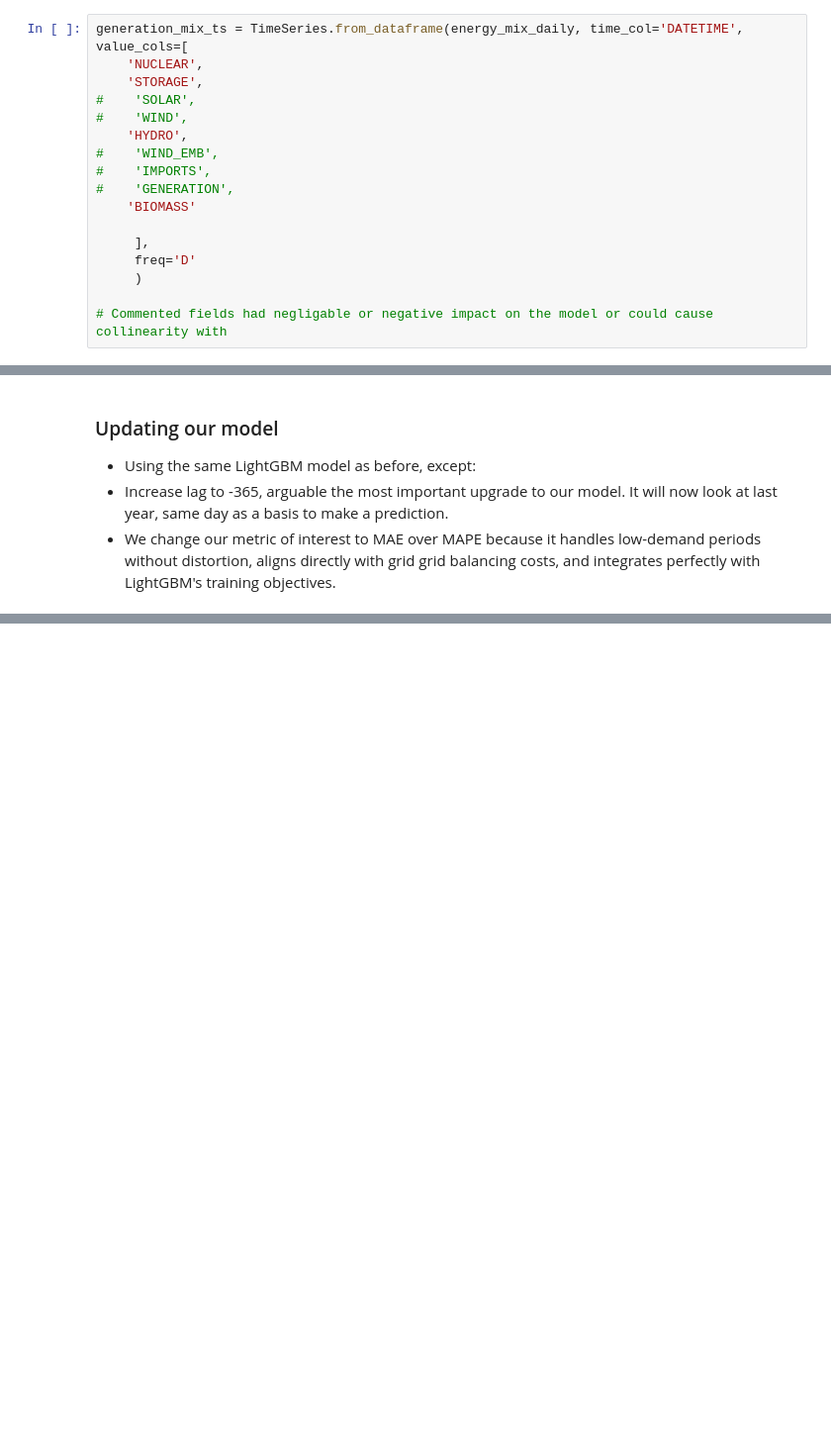
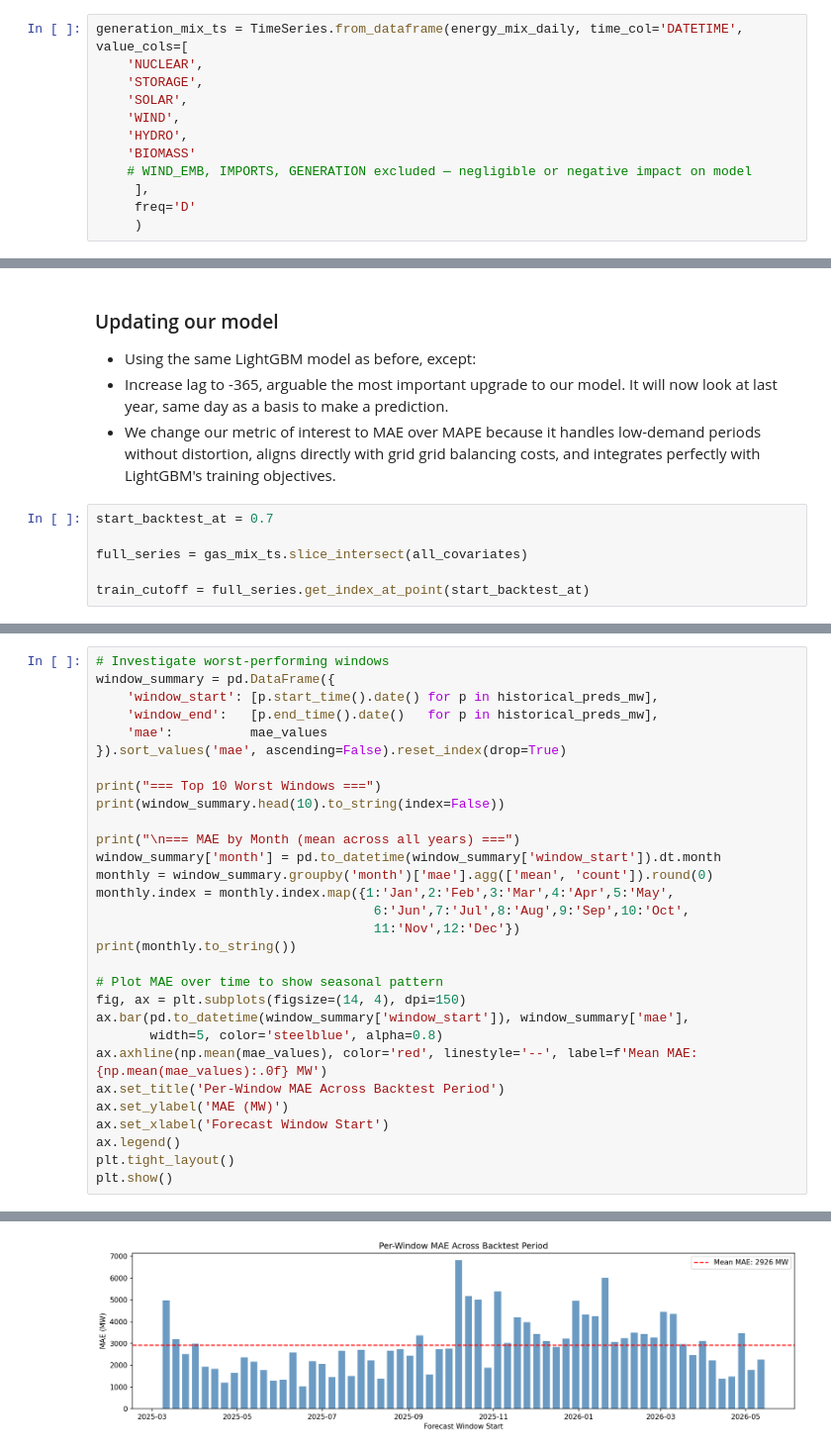
Before and after one commit to conner-sudo/gas_generation_lightGBM_forecast, a Jupyter notebook: gas_generation_forecast.ipynb, the cells around one changed output, grey strips where cells are left out. Shown at 99% size. Cells and saved outputs as stored; diff of their text form; blank space fills up the shorter version.

```diff
--- a/gas_generation_forecast.ipynb
+++ b/gas_generation_forecast.ipynb
@@ -576,18 +575,13 @@ generation_mix_ts = TimeSeries.from_dataframe(energy_mix_daily, time_col='DATETI
 value_cols=[
     'NUCLEAR',
     'STORAGE',
-#    'SOLAR',
-#    'WIND',
+    'SOLAR',
+    'WIND',
     'HYDRO',
-#    'WIND_EMB',
-#    'IMPORTS',
-#    'GENERATION',
     'BIOMASS'
-
+    # WIND_EMB, IMPORTS, GENERATION excluded — negligible or negative impact on model
      ],
      freq='D'
      )
-
-# Commented fields had negligable or negative impact on the model or could cause collinearity with
 # %% [markdown]
 ### Splitting the generation mix time series
@@ -599,6 +593,12 @@ train_generation_mix, val_generation_mix = generation_mix_ts.split_before(split_
 * Using the same LightGBM model as before, except:
 * Increase lag to -365, arguable the most important upgrade to our model. It will now look at last year, same day as a basis to make a prediction.
 * We change our metric of interest to MAE over MAPE because it handles low-demand periods without distortion, aligns directly with grid grid balancing costs, and integrates perfectly with LightGBM's training objectives.
+# %%
+start_backtest_at = 0.7
+
+full_series = gas_mix_ts.slice_intersect(all_covariates)
+
+train_cutoff = full_series.get_index_at_point(start_backtest_at)
 # %%
 LightGBM_model = LightGBMModel(
     lags=[-1, -2, -7, -14, -28, -365],
@@ -703,0 +756,31 @@ In a modern decarbonizing grid, gas assets act as critical fast-cycling peaking
+# %%
+# Investigate worst-performing windows
+window_summary = pd.DataFrame({
+    'window_start': [p.start_time().date() for p in historical_preds_mw],
+    'window_end':   [p.end_time().date()   for p in historical_preds_mw],
+    'mae':          mae_values
+}).sort_values('mae', ascending=False).reset_index(drop=True)
+
+print("=== Top 10 Worst Windows ===")
+print(window_summary.head(10).to_string(index=False))
+
+print("\n=== MAE by Month (mean across all years) ===")
+window_summary['month'] = pd.to_datetime(window_summary['window_start']).dt.month
+monthly = window_summary.groupby('month')['mae'].agg(['mean', 'count']).round(0)
+monthly.index = monthly.index.map({1:'Jan',2:'Feb',3:'Mar',4:'Apr',5:'May',
+                                    6:'Jun',7:'Jul',8:'Aug',9:'Sep',10:'Oct',
+                                    11:'Nov',12:'Dec'})
+print(monthly.to_string())
+
+# Plot MAE over time to show seasonal pattern
+fig, ax = plt.subplots(figsize=(14, 4), dpi=150)
+ax.bar(pd.to_datetime(window_summary['window_start']), window_summary['mae'],
+       width=5, color='steelblue', alpha=0.8)
+ax.axhline(np.mean(mae_values), color='red', linestyle='--', label=f'Mean MAE: {np.mean(mae_values):.0f} MW')
+ax.set_title('Per-Window MAE Across Backtest Period')
+ax.set_ylabel('MAE (MW)')
+ax.set_xlabel('Forecast Window Start')
+ax.legend()
+plt.tight_layout()
+plt.show()
+# %% [output]
@@ -703,0 +804 @@ In a modern decarbonizing grid, gas assets act as critical fast-cycling peaking
+[figure, added]
```
Also changed, not shown: parts of 18 cells of this notebook.
